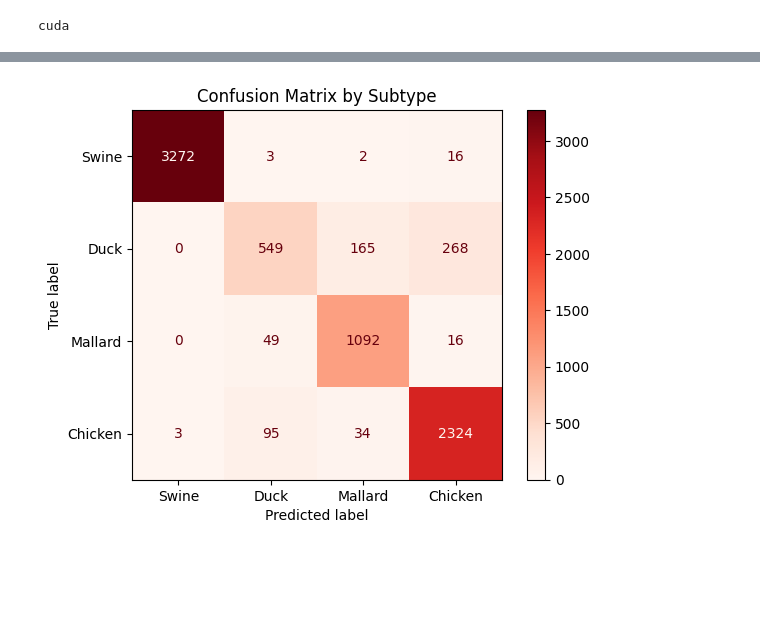
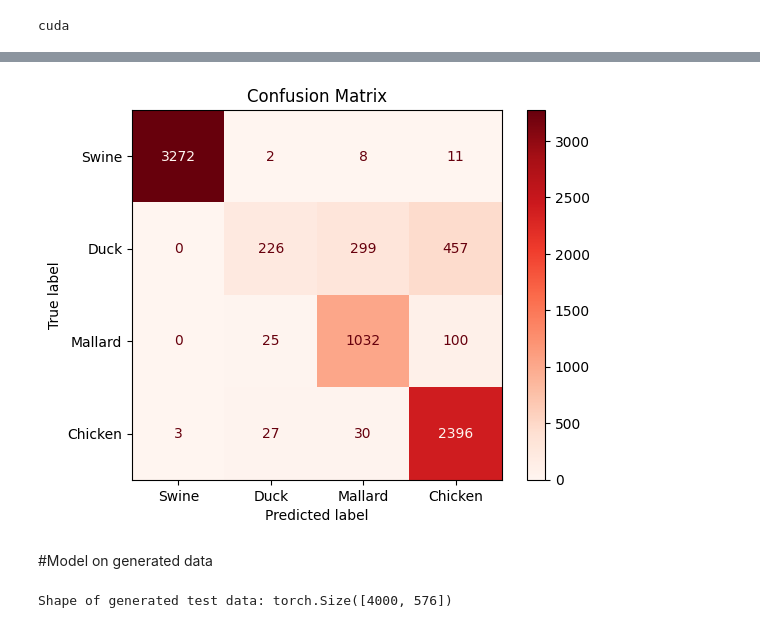
Before and after one commit to Isi2000/NLP, a Jupyter notebook: CNN_for_genome_analysis.ipynb, the cells around one changed output, grey strips where cells are left out. Saved outputs shown, nothing was run; the diff lists cells and outputs as text; code cells hidden in the pictures; blank space fills up the shorter version.

Commit message:
Analysis on generated data

```diff
--- a/CNN_for_genome_analysis.ipynb
+++ b/CNN_for_genome_analysis.ipynb
@@ -183,7 +178,7 @@ class CNN(nn.Module):
 # Parameters
 INPUT_DIM = len(vocab_list)
 EMBEDDING_DIM = 100
-N_FILTERS = 1000
+N_FILTERS = 500
 FILTER_SIZES = [3, 4, 5]
 OUTPUT_DIM = 4
 DROPOUT = 0.2
@@ -192,7 +187,7 @@ model = CNN(INPUT_DIM, EMBEDDING_DIM, N_FILTERS, FILTER_SIZES, OUTPUT_DIM, DROPO
 model = model.to(device)
 
 criterion = nn.CrossEntropyLoss()
-optimizer = optim.Adam(model.parameters(), lr=0.001)
+optimizer = optim.Adam(model.parameters(), lr=0.02)
 print(device)
 # %% [output]
 cuda
@@ -295,31 +287,53 @@ plt.show()
 # %%
 from sklearn.metrics import confusion_matrix, ConfusionMatrixDisplay
 
 def plot_confusion_matrix_by_subtype(model, loader):
     model.eval()
     all_preds = []
     all_labels = []
 
     with torch.no_grad():
         for inputs, labels in loader:
             inputs, labels = inputs.to(device), labels.to(device)
-            predictions = model(inputs) # Remove .squeeze(1) as it's not needed for multi-class
-            # Remove sigmoid and rounding as this is a multi-class problem
-            # Get predicted class indices
+            predictions = model(inputs)
             _, preds = torch.max(predictions, 1)
             all_preds.extend(preds.cpu().numpy())
             all_labels.extend(labels.cpu().numpy())
 
     # Compute the confusion matrix
     cm = confusion_matrix(all_labels, all_preds)
 
     # Display the confusion matrix
     disp = ConfusionMatrixDisplay(confusion_matrix=cm, display_labels=[h for h in filtered_hosts])
     disp.plot(cmap=plt.cm.Reds)
-    plt.title("Confusion Matrix by Subtype")
+    plt.title("Confusion Matrix")
     plt.show()
 
 # Plot confusion matrix for validation data by subtype
 plot_confusion_matrix_by_subtype(model, valid_loader)
 # %% [output]
-[figure, old version]
+[figure, new version]
+# %% [markdown]
+#Model on generated data
+# %%
+gen_data = pd.read_csv('NLP/generated_sequences.csv')
+
+gen_data['Label'] = gen_data['Host'].apply(lambda x: labs[x])
+
+gen_data['Encoded_seq'] = gen_data['Sequence'].apply(encode_sequence)
+gen_data['Padded_seq'] = gen_data['Encoded_seq'].apply(pad_sequence)
+
+X_gen = np.stack(gen_data['Padded_seq'].values)
+y_gen = gen_data['Label'].values
+
+x_gen = torch.tensor(X_gen, dtype=torch.long)
+y_gen = torch.tensor(y_gen, dtype=torch.long)
+
+gen_data_tensor = TensorDataset(x_gen, y_gen)
+
+batch_size = 50
+gen_loader = DataLoader(gen_data_tensor, shuffle=False, batch_size=batch_size)
+
+print(f'Shape of generated test data: {x_gen.shape}')
+# %% [output]
+Shape of generated test data: torch.Size([4000, 576])
```
Also changed, not shown: parts of 8 cells of this notebook.
